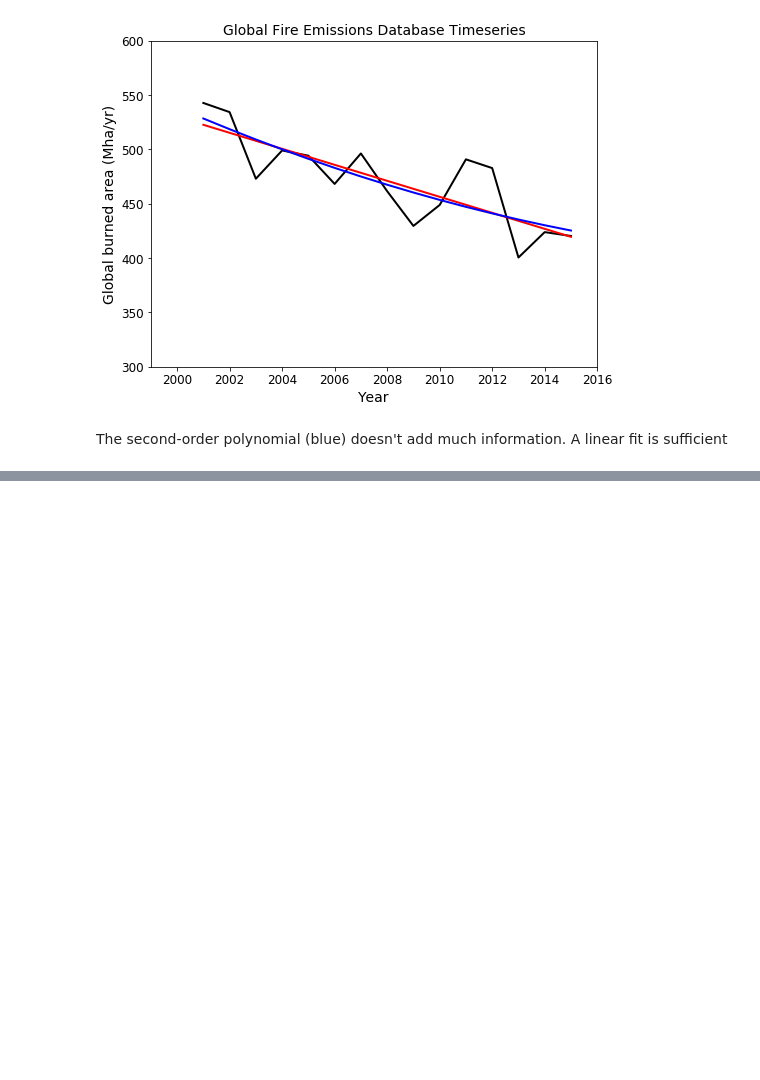
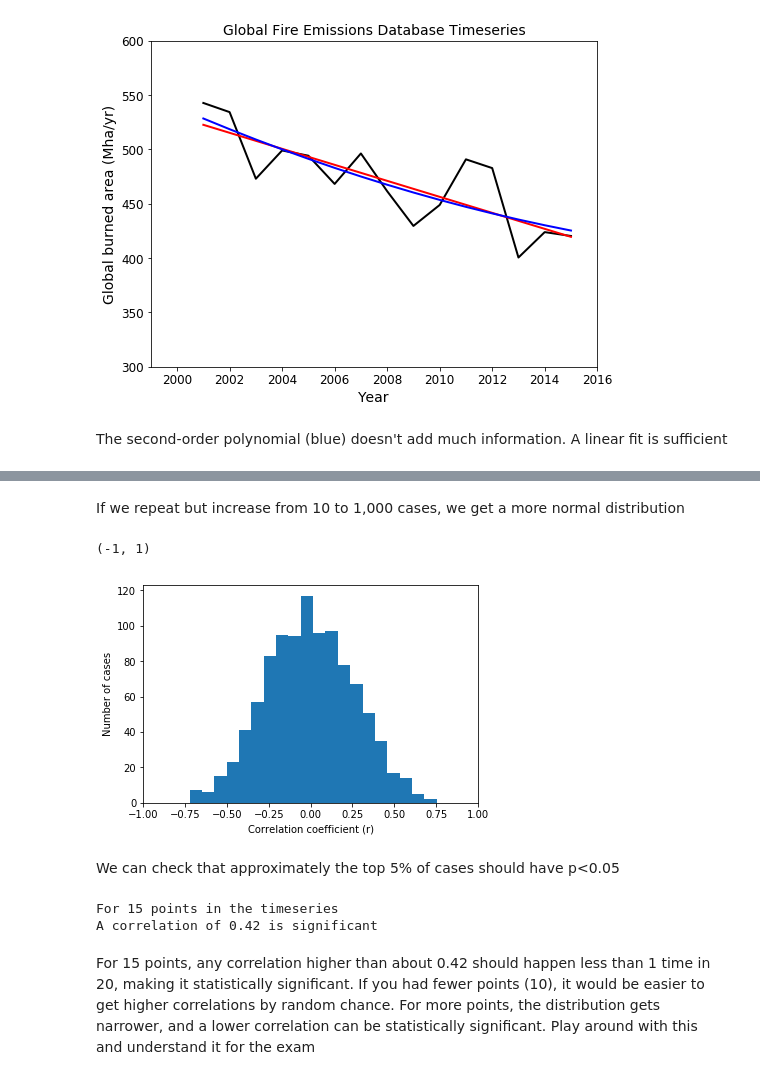
Before and after one commit to scoffiel/ess118_python_reference, a Jupyter notebook: 4_regression.ipynb, the cells around one changed output, grey strips where cells are left out. Saved outputs shown, nothing was run; the diff lists cells and outputs as text; code cells hidden in the pictures; blank space fills up the shorter version.

```diff
--- a/4_regression.ipynb
+++ b/4_regression.ipynb
@@ -85,0 +151,34 @@ The second-order polynomial (blue) doesn't add much information. A linear fit is
+# %% [markdown]
+If we repeat but increase from 10 to 1,000 cases, we get a more normal distribution
+# %%
+ncases = 1000
+rdata = np.zeros(ncases)
+pvalues = np.zeros(ncases)
+
+for i in range(ncases):
+    xdata = np.linspace(1, 20, npoints)
+    ydata = np.random.randn(npoints)  #randn for random numbers from a Gaussian (normal) distribution
+
+    slope, intercept, rdata[i], pvalues[i], stderr = stats.linregress(xdata, ydata)
+
+fig = py.figure()
+n, bins, patches = py.hist(rdata, bins=20)
+py.xlabel('Correlation coefficient (r)')
+py.ylabel('Number of cases')
+py.xlim((-1,1))
+# %% [output]
+(-1, 1)
+[figure, added]
+# %% [markdown]
+We can check that approximately the top 5% of cases should have p<0.05
+# %%
+sortedrvalues = np.sort(rdata)
+pindex = int(ncases*0.95) #95th percentile
+
+print('For {} points in the timeseries'.format(npoints))
+print('A correlation of {:.2f} is significant'.format(sortedrvalues[pindex]))
+# %% [output]
+For 15 points in the timeseries
+A correlation of 0.42 is significant
+# %% [markdown]
+For 15 points, any correlation higher than about 0.42 should happen less than 1 time in 20, making it statistically significant. If you had fewer points (10), it would be easier to get higher correlations by random chance. For more points, the distribution gets narrower, and a lower correlation can be statistically significant. Play around with this and understand it for the exam
```
Also changed, not shown: parts of 11 cells of this notebook.
